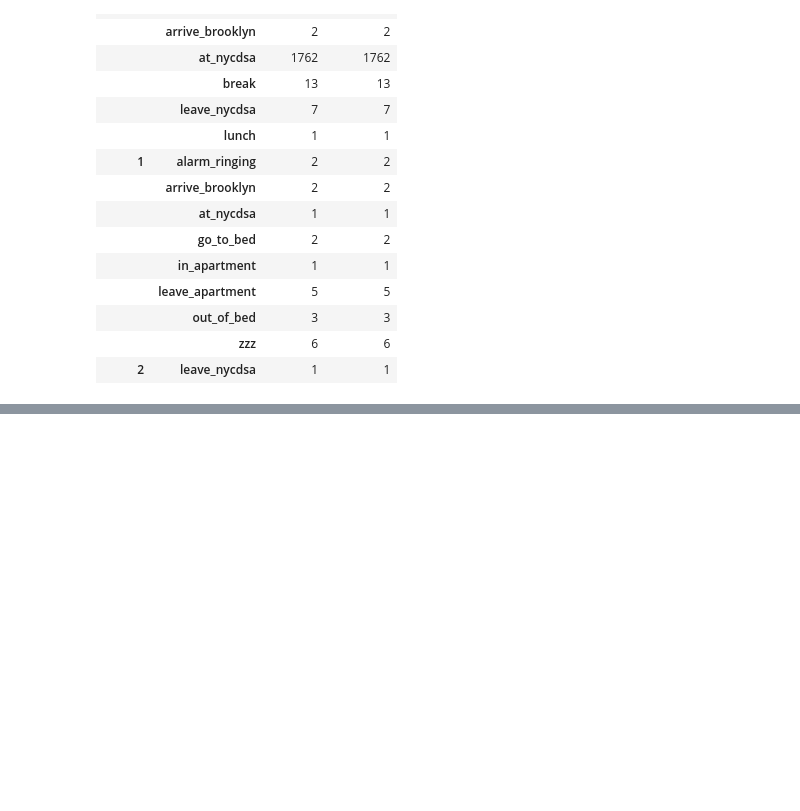
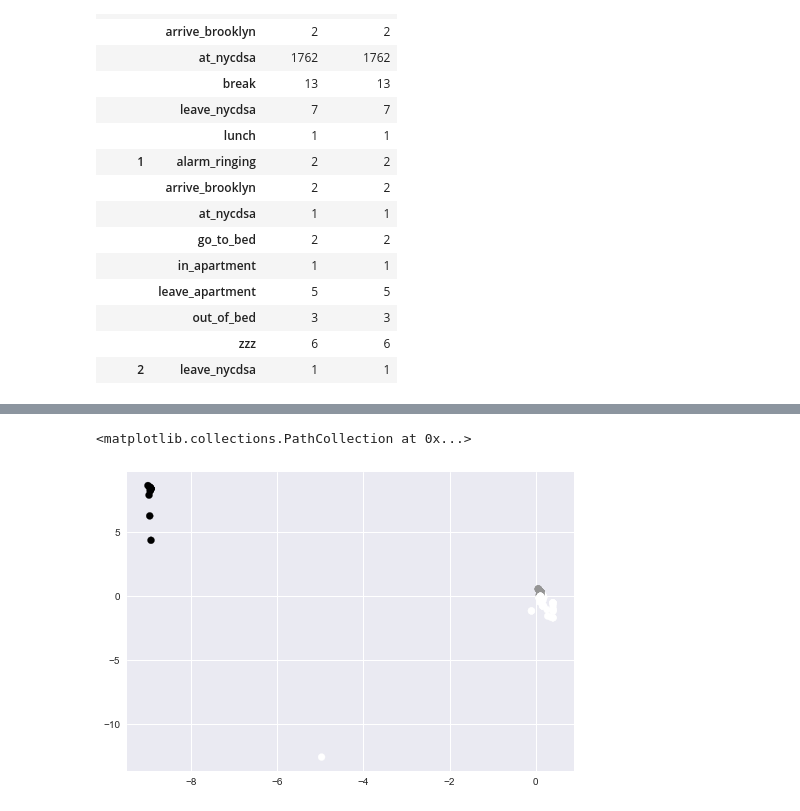
Before and after one commit to afeierman/Knowhere, a Jupyter notebook: code/Cluster_From_DB.ipynb, the cells around one changed output, grey strips where cells are left out. Cells and saved outputs as stored; diff of their text form; code cells hidden in the pictures; blank space fills up the shorter version.

Commit message:
Added WISDM data, updated clustering, and added a paper

```diff
--- a/code/Cluster_From_DB.ipynb
+++ b/code/Cluster_From_DB.ipynb
@@ -144,0 +260,9 @@ new_data.groupby(['Cluster','action']).agg('count')
+# %%
+data_action = data[['action']]
+data_action
+data_sub = data[['Latitude','Longitude']]
+data_scaled = preprocessing.scale(data_sub)
+data_scaled
+h_clustering = AgglomerativeClustering()
+h_clustering.set_params(n_clusters = 3, linkage='average', affinity='cosine')
+h_clustering.fit(data_scaled)
@@ -144,0 +298,5 @@ new_data.groupby(['Cluster','action']).agg('count')
+# %%
+plt.scatter(data_scaled[:, 0], data_scaled[:, 1], c = h_clustering.labels_, alpha = 1.0)
+# %% [output]
+<matplotlib.collections.PathCollection at 0x...>
+[figure, added]
```
Also changed, not shown: parts of 14 cells of this notebook, 6 other files.
